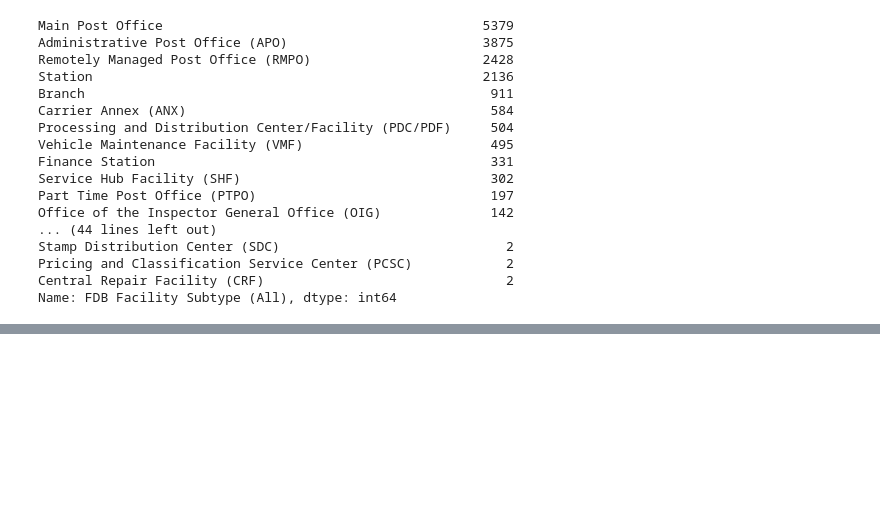
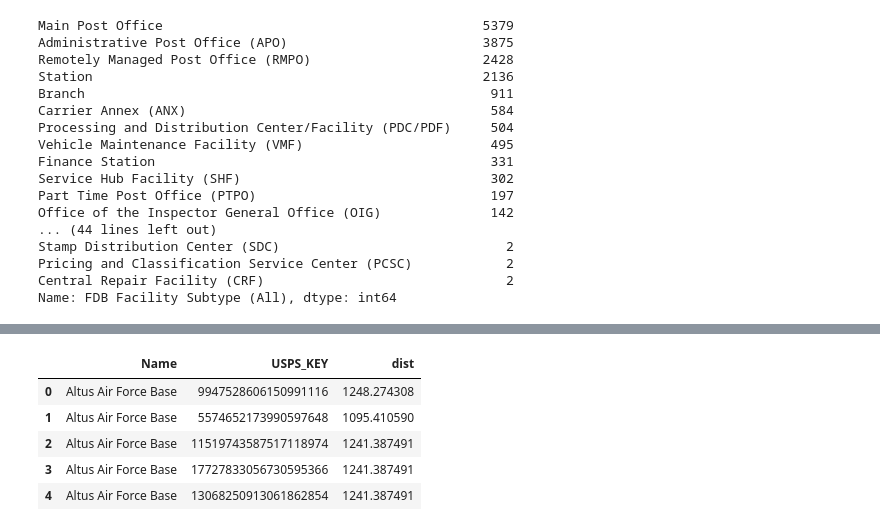
Before and after one commit to gpschnaars/dean_post, a Jupyter notebook: testing.ipynb, the cells around one changed output, grey strips where cells are left out. Cells and saved outputs as stored; diff of their text form; code cells hidden in the pictures; blank space fills up the shorter version.

```diff
--- a/testing.ipynb
+++ b/testing.ipynb
@@ -280,0 +353,11 @@ Name: FDB Facility Subtype (All), dtype: int64
+# %%
+df_result = df_crossjoin[['Name', 'USPS_KEY', 'dist']]
+# %%
+df_result.head()
+# %% [output]
+|  | Name | USPS_KEY | dist |
+| 0 | Altus Air Force Base | 9947528606150991116 | 1248.274308 |
+| 1 | Altus Air Force Base | 5574652173990597648 | 1095.410590 |
+| 2 | Altus Air Force Base | 11519743587517118974 | 1241.387491 |
+| 3 | Altus Air Force Base | 17727833056730595366 | 1241.387491 |
+| 4 | Altus Air Force Base | 13068250913061862854 | 1241.387491 |
```
Also changed, not shown: parts of 28 cells of this notebook.
